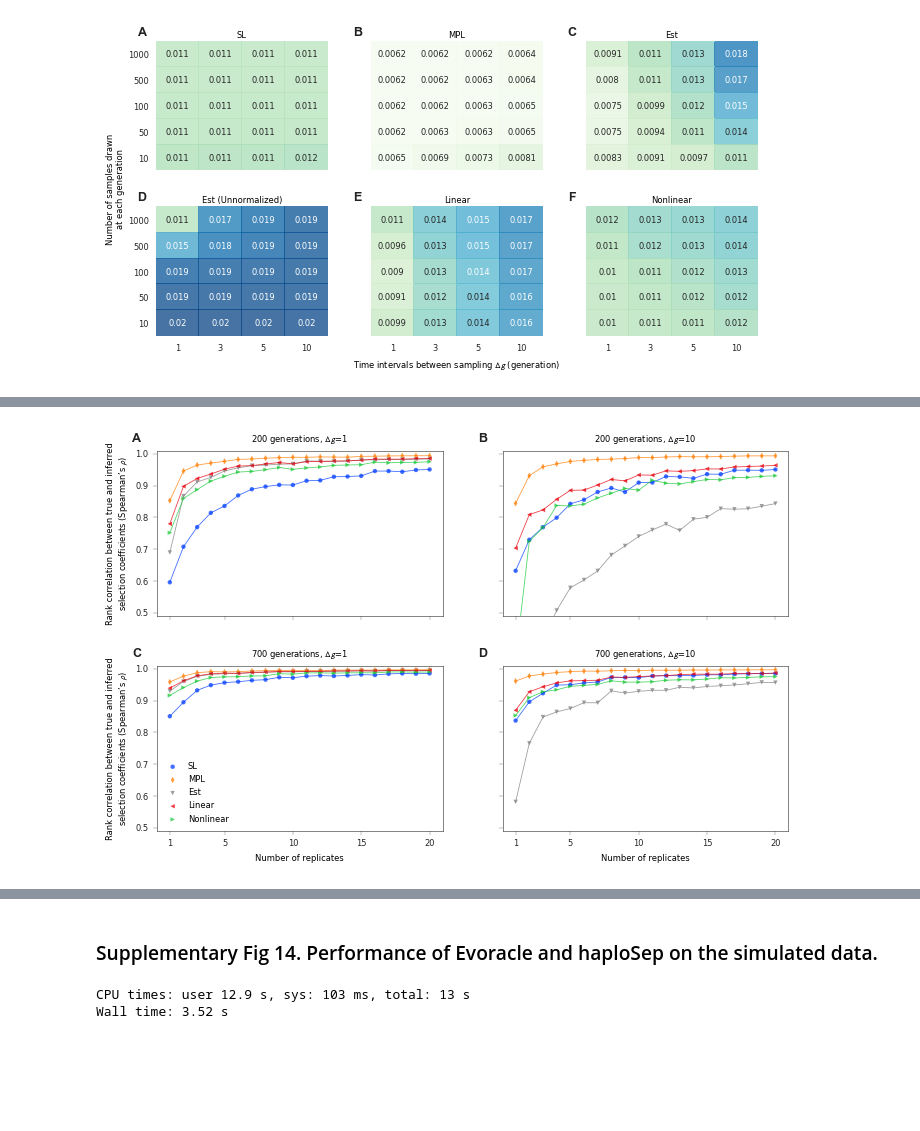
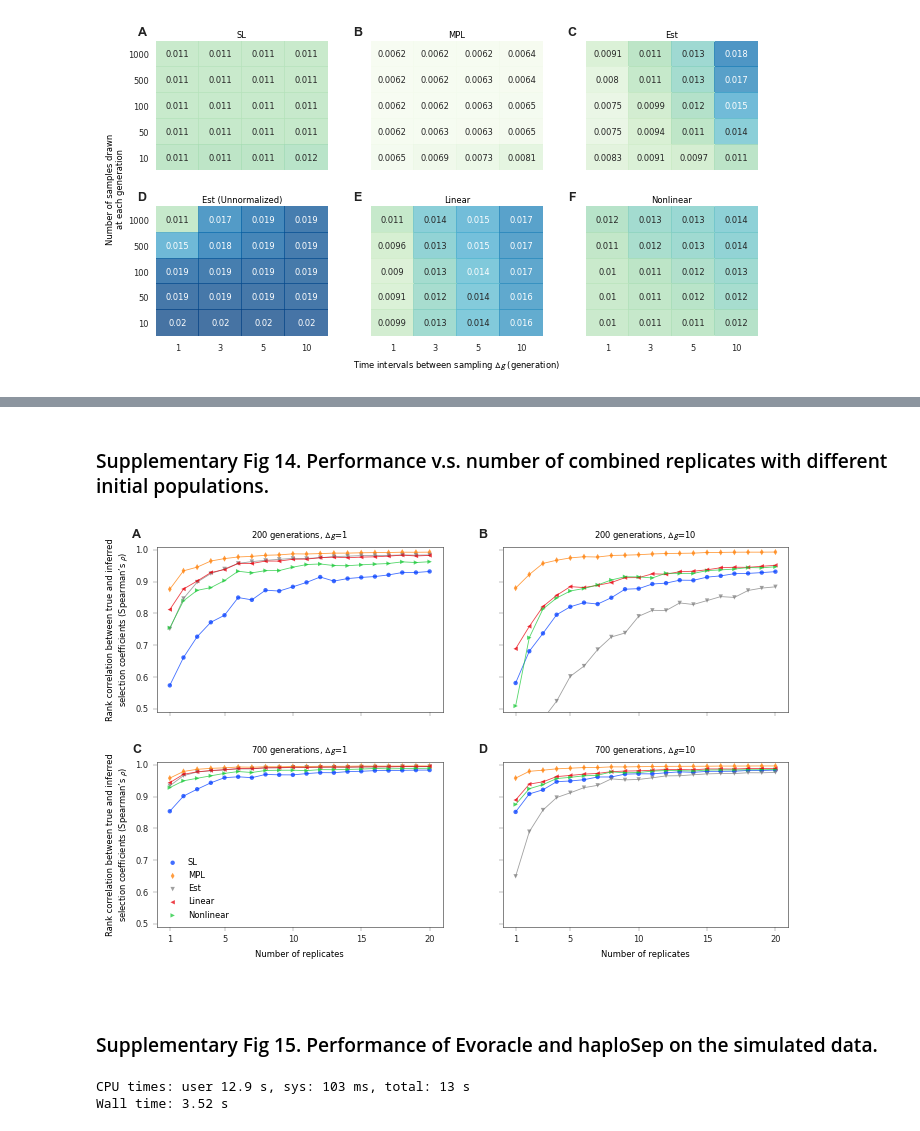
Before and after one commit to bartonlab/paper-covariance-estimation, a Jupyter notebook: figures.ipynb, the cells around one changed output, grey strips where cells are left out. Saved outputs shown, nothing was run; the diff lists cells and outputs as text; code cells hidden in the pictures; blank space fills up the shorter version.

```diff
--- a/figures.ipynb
+++ b/figures.ipynb
@@ -438,14 +436,23 @@ FIG.plot_figure_performance_combining_multiple_replicates_2x2(
 # %%
-reload()
-FIG.plot_figure_performance_combining_different_numbers_of_replicates(
-    performances_combine_vid, double_column=True,
-    save_file=FIG_DIR + "/fig-performance-number-of-replicates-vid.svg")
+# reload()
+# FIG.plot_figure_performance_combining_multiple_replicates_2x2(
+#     performances_vid, performances_combine_vid, double_column=True,
+#     save_file=FIG_DIR + "/fig-performance-combining-replicates-vid.svg")
-# %% [output]
-[figure, removed]
 # %% [markdown]
 <a id='figs14'></a>
+# %% [markdown]
+### Supplementary Fig 14. Performance v.s. number of combined replicates with different initial populations.
+# %%
+reload()
+FIG.plot_figure_performance_combining_different_numbers_of_replicates(
+    performances_combine_vfg, double_column=True, min_t=0,
+    save_file=FIG_DIR + "/fig-performance-number-of-replicates-vfg.svg")
+# %% [output]
+[figure, added]
+# %% [markdown]
+<a id='figs15'></a>
 # %% [markdown]
-### Supplementary Fig 14. Performance of Evoracle and haploSep on the simulated data.
+### Supplementary Fig 15. Performance of Evoracle and haploSep on the simulated data.
 # %%
 reload()
 performances_evoracle = DP.load_simulation_results_for_evoracle()
```
Also changed, not shown: parts of 31 cells of this notebook, 36 other files.
